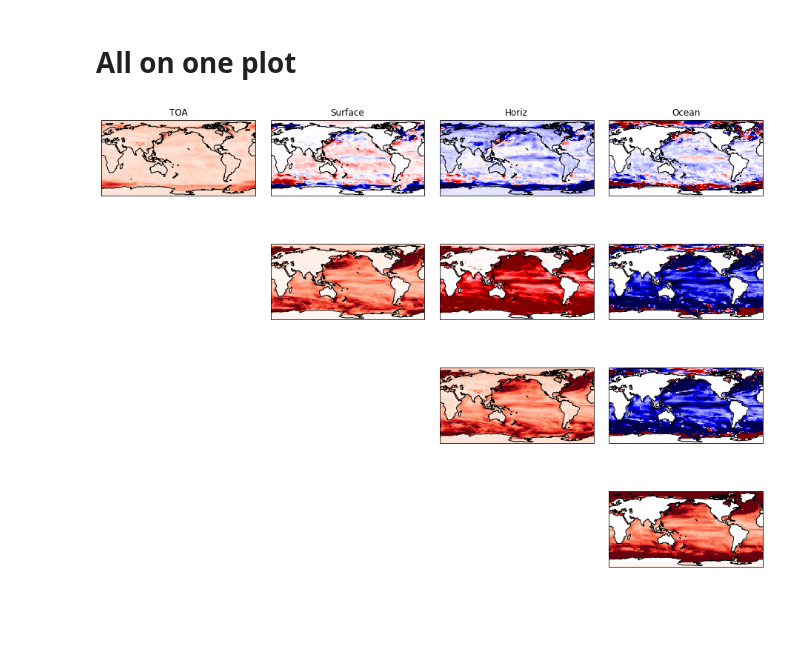
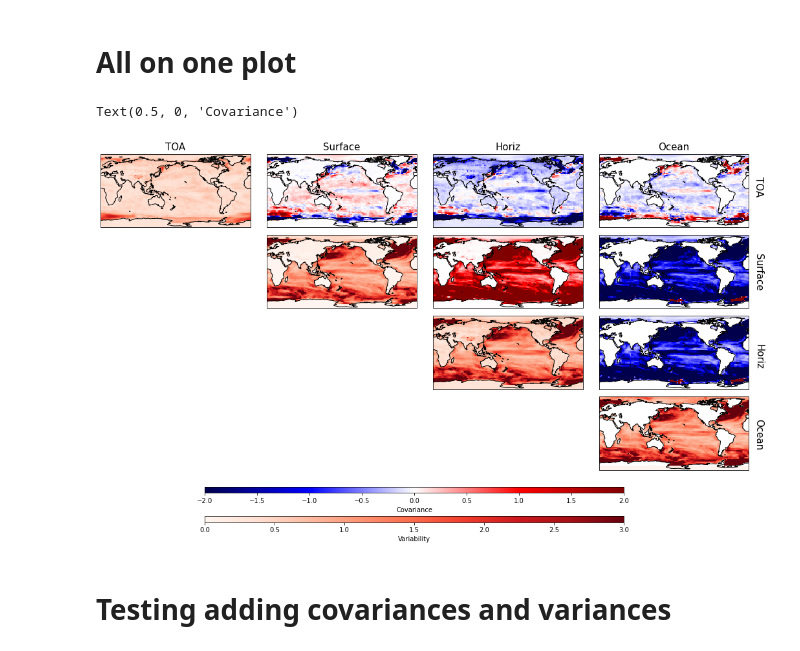
Before and after one commit to mailesasaki/cesmle_variability_analysis, a Jupyter notebook: energy_budget_variability/covariance.ipynb, the cells around one changed output. Drawn from its saved outputs; the diff is of its cells as text; code cells hidden in the pictures; blank space fills up the shorter version.

Commit message:
Covariance continued

```diff
--- a/energy_budget_variability/covariance.ipynb
+++ b/energy_budget_variability/covariance.ipynb
@@ -444,3 +488,10 @@ plt.title('Control Covariance Between Surface and Ocean Radiation')
 # %% [output]
 Text(0.5, 1.0, 'Control Covariance Between Surface and Ocean Radiation')
 [figure]
+# %%
+plt.rcParams['figure.figsize'] = [12, 7]
+ax = plt.axes(projection=ccrs.PlateCarree(central_longitude=180))
+cov_surface_ocean.plot(ax=ax, transform=ccrs.PlateCarree(), cmap='seismic', vmax=3, vmin=-3)
+ax.coastlines(color='black', linewidth=1)
+vert_ds.plot.contour(ax=ax, transform=ccrs.PlateCarree(), colors='#000000', levels=[-0.005,0.005])
+plt.title('Control Covariance Between Surface and Ocean Radiation')
@@ -458,3 +512,10 @@ plt.title('Control Covariance Between Horiz and Ocean Radiation')
 # %% [output]
 Text(0.5, 1.0, 'Control Covariance Between Horiz and Ocean Radiation')
 [figure]
+# %%
+plt.rcParams['figure.figsize'] = [12, 7]
+ax = plt.axes(projection=ccrs.PlateCarree(central_longitude=180))
+cov_horiz_ocean.plot(ax=ax, transform=ccrs.PlateCarree(), cmap='seismic', vmax=3, vmin=-3)
+ax.coastlines(color='black', linewidth=1)
+vert_ds.plot.contour(ax=ax, transform=ccrs.PlateCarree(), colors='#000000', levels=[-0.005,0.005])
+plt.title('Control Covariance Between Horiz and Ocean Radiation')
@@ -496,52 +560,59 @@ def plot(array,row,col,cmap,vmin,vmax):
     For plotting covariance
     """
     ax = plt.subplot(gs[row,col], projection=ccrs.PlateCarree(central_longitude=180))
-    array.plot(ax=ax, transform=ccrs.PlateCarree(), cmap=cmap, vmin=vmin, vmax=vmax, add_colorbar=False)
+    mappable = array.plot(ax=ax, transform=ccrs.PlateCarree(), cmap=cmap, vmin=vmin, vmax=vmax, add_colorbar=False)
     ax.coastlines(color='black', linewidth=1)
+    return mappable
 # %%
 nrow = 4
 ncol = 4
-matplotlib.rcParams['figure.figsize'] = [16,12]
-fig = plt.figure(figsize=(16,12))
-grid = ImageGrid(fig,
-                 111,
-                 nrows_ncols=(nrow,ncol),
-                 axes_pad=0,
-                 share_all=True)
+matplotlib.rcParams['figure.figsize'] = [18,9]
+fig = plt.figure(figsize=(18,9))
 
 gs = gridspec.GridSpec(4,4)
-gs.update(wspace=0.1, hspace=0.1)
+gs.update(wspace=0.1,hspace=0.1)
 
 vmin=-2
 vmax=2
 cmap='seismic'
 
 plot(var_toa,0,0,'Reds',0,3)
-plt.title('TOA')
+plt.title('TOA',fontsize=15)
 
 plot(cov_surface_toa,0,1,cmap,vmin,vmax)
-plt.title('Surface')
+plt.title('Surface',fontsize=15)
 
 plot(cov_toa_horiz,0,2,cmap,vmin,vmax)
-plt.title('Horiz')
+plt.title('Horiz',fontsize=15)
 
 plot(cov_toa_ocean,0,3,cmap,vmin,vmax)
-plt.title('Ocean')
-ax.set_ylabel('TOA')
-ax.yaxis.set_label_position('right')
+plt.title('Ocean',fontsize=15)
+plt.text(190,-10,'TOA',rotation=270,fontsize=15)
 
 plot(var_surface,1,1,'Reds',0,3)
 
 plot(cov_surface_horiz,1,2,cmap,vmin,vmax)
 
 plot(cov_surface_ocean,1,3,cmap,vmin,vmax)
+plt.text(190,-40,'Surface',rotation=270,fontsize=15)
 
 plot(var_horiz,2,2,'Reds',0,3)
 
-plot(cov_horiz_ocean,2,3,cmap,vmin,vmax)
+map_cov = plot(cov_horiz_ocean,2,3,cmap,vmin,vmax)
+plt.text(190,-35,'Horiz',rotation=270,fontsize=15)
 
-plot(var_ocean,3,3,'Reds',0,3)
+map_var = plot(var_ocean,3,3,'Reds',0,3)
+plt.text(190,-35,'Ocean',rotation=270,fontsize=15)
 
-gs.update(wspace=0.1, hspace=0.1)
+cax_var = fig.add_axes([0.25,0,0.5,0.015])
+cbar_var = fig.colorbar(map_var, cax=cax_var, orientation='horizontal')
+cbar_var.ax.set_xlabel('Variability')
+
+cax_cov = fig.add_axes([0.25,0.07,0.5,0.015])
+cbar_cov = fig.colorbar(map_cov, cax=cax_cov, orientation='horizontal')
+cbar_cov.ax.set_xlabel('Covariance')
 # %% [output]
+Text(0.5, 0, 'Covariance')
-[figure, old version]
+[figure, new version]
+# %% [markdown]
+# Testing adding covariances and variances
```
Also changed, not shown: parts of 9 cells of this notebook, 1 other file.
